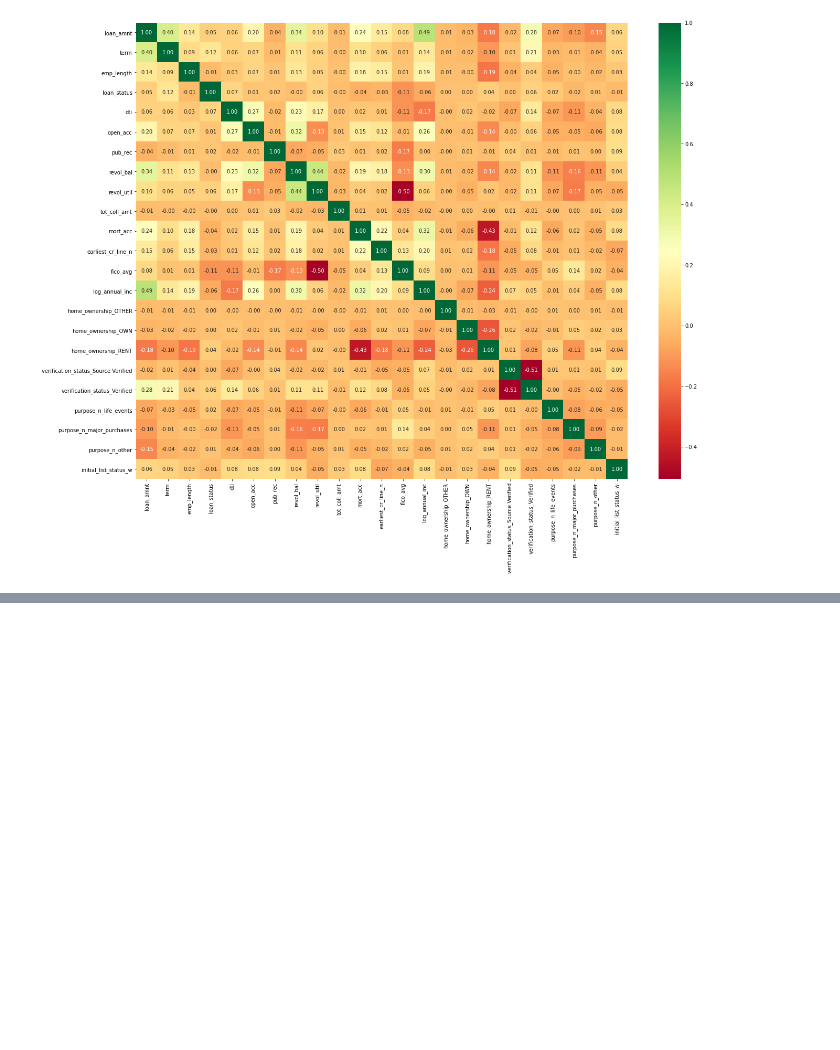
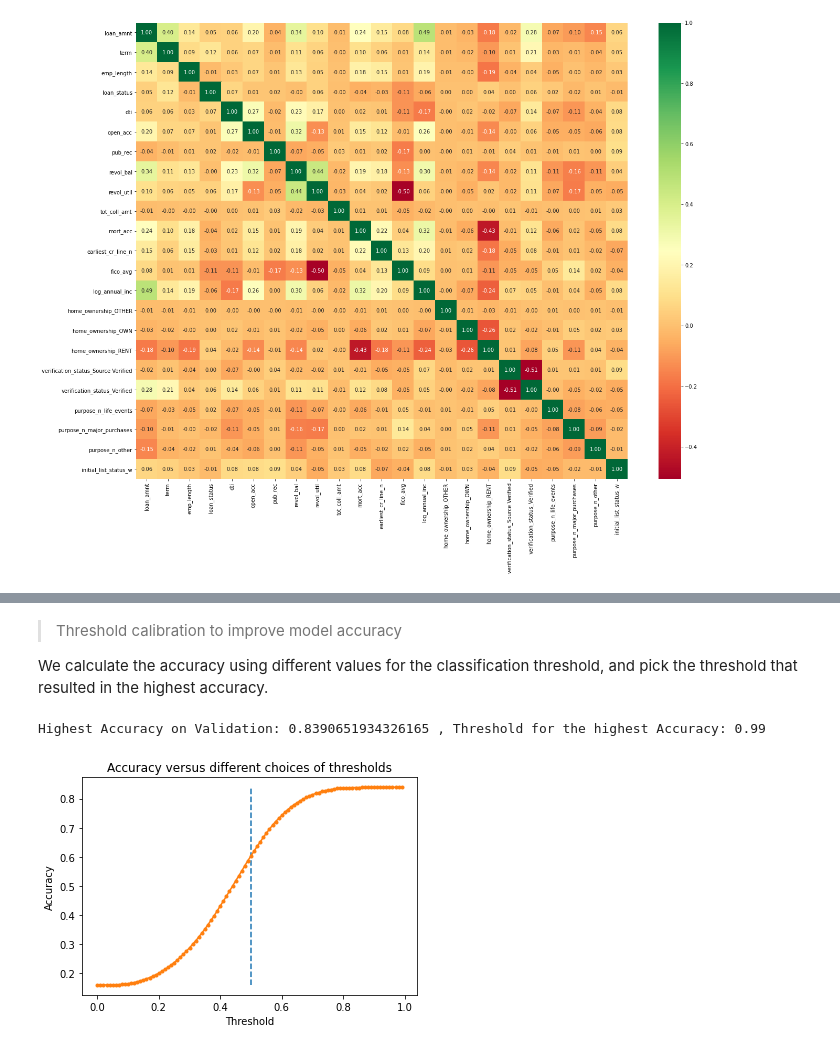
Before and after one commit to solharsh/Lending_Club_Analysis_and_Modeling, a Jupyter notebook: Lending_Club_Modeling.ipynb, the cells around one changed output, grey strips where cells are left out. Drawn from its saved outputs; the diff is of its cells as text; code cells hidden in the pictures; blank space fills up the shorter version.

```diff
--- a/Lending_Club_Modeling.ipynb
+++ b/Lending_Club_Modeling.ipynb
@@ -203,0 +351,8 @@ cm_df = sns.heatmap(df_model[list_float_excluded].corr(),annot=True, fmt = ".2f"
+# %%
+lrClassifier = LogisticRegression(penalty = 'l2', #calling the object with l2 NORM penalty and alpha value of 0.1
+                                  C = 0.1)
+lrClassifier.fit(X_train_features, y_train) #fitting the logistic regression on the training part of the data
+predicted = lrClassifier.predict(X_val_features) #predicting on validation set
+
+print("LogisticRegression on Validation: Accuracy Score: %f, F1-score: %f" %
+      (accuracy_score(y_val, predicted), f1_score(y_val, predicted)))#printing the accuracy and f1 score
@@ -203,0 +389,37 @@ cm_df = sns.heatmap(df_model[list_float_excluded].corr(),annot=True, fmt = ".2f"
+# %% [markdown]
+> Threshold calibration to improve model accuracy
+
+We calculate the accuracy using different values for the classification threshold, and pick the threshold that resulted in the highest accuracy.
+# %%
+%matplotlib inline
+import numpy as np #importing numpy library
+import matplotlib.pyplot as plt #importing matplotlib library for plotting the results
+
+# Calculate the accuracy using different values for the classification threshold,
+# and pick the threshold that resulted in the highest accuracy.
+highest_accuracy = 0 #initializing highest_accuracy variable
+threshold_highest_accuracy = 0 #initializing threshold_highest_accuracy variable
+
+thresholds = np.arange(0,1,0.01) #
+scores = []
+for t in thresholds:
+    # set threshold to 't' instead of 0.5
+    y_val_other = (lrClassifier.predict_proba(X_val_features)[:,1] >= t).astype(float)
+    score = accuracy_score(y_val, y_val_other)
+    scores.append(score)
+    if(score > highest_accuracy):
+        highest_accuracy = score
+        threshold_highest_accuracy = t
+print("Highest Accuracy on Validation:", highest_accuracy, \
+      ", Threshold for the highest Accuracy:", threshold_highest_accuracy)
+
+# Let's plot the accuracy versus different choices of thresholds
+plt.plot([0.5, 0.5], [np.min(scores), np.max(scores)], linestyle='--')
+plt.plot(thresholds, scores, marker='.')
+plt.title('Accuracy versus different choices of thresholds')
+plt.xlabel('Threshold')
+plt.ylabel('Accuracy')
+plt.show()
+# %% [output]
+Highest Accuracy on Validation: 0.8390651934326165 , Threshold for the highest Accuracy: 0.99
+[figure, added]
```
Also changed, not shown: parts of 131 cells of this notebook.
